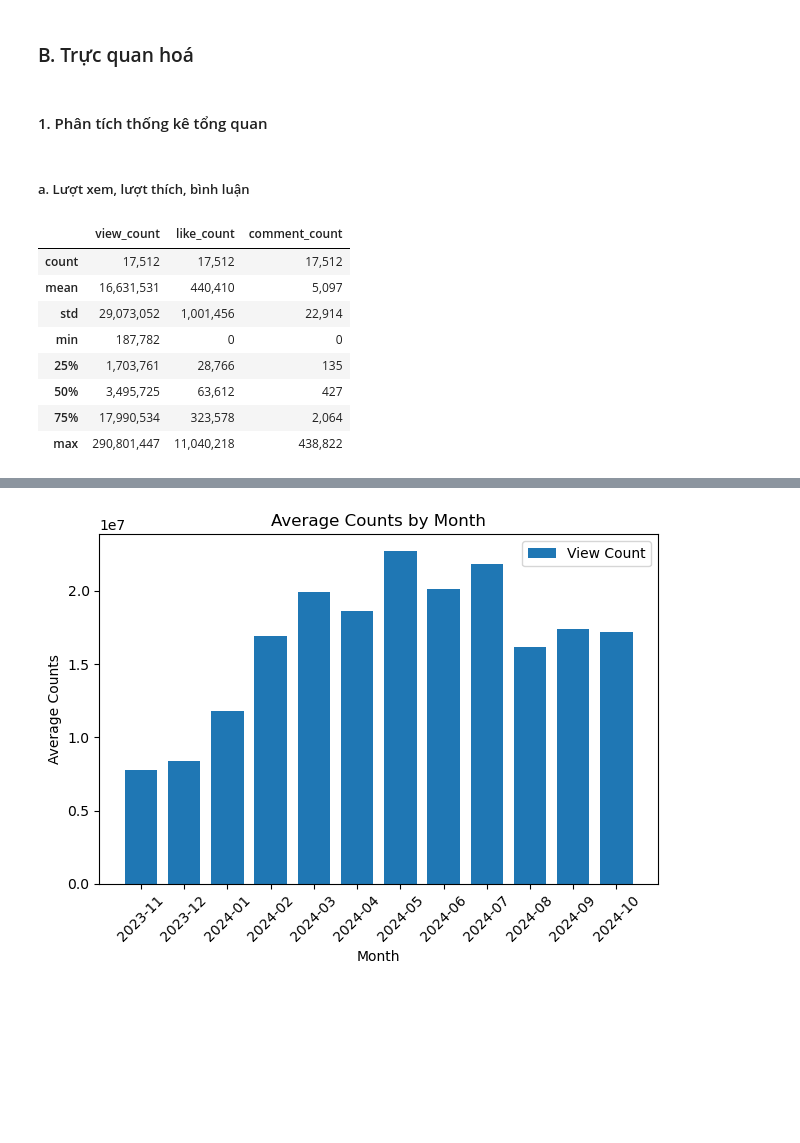
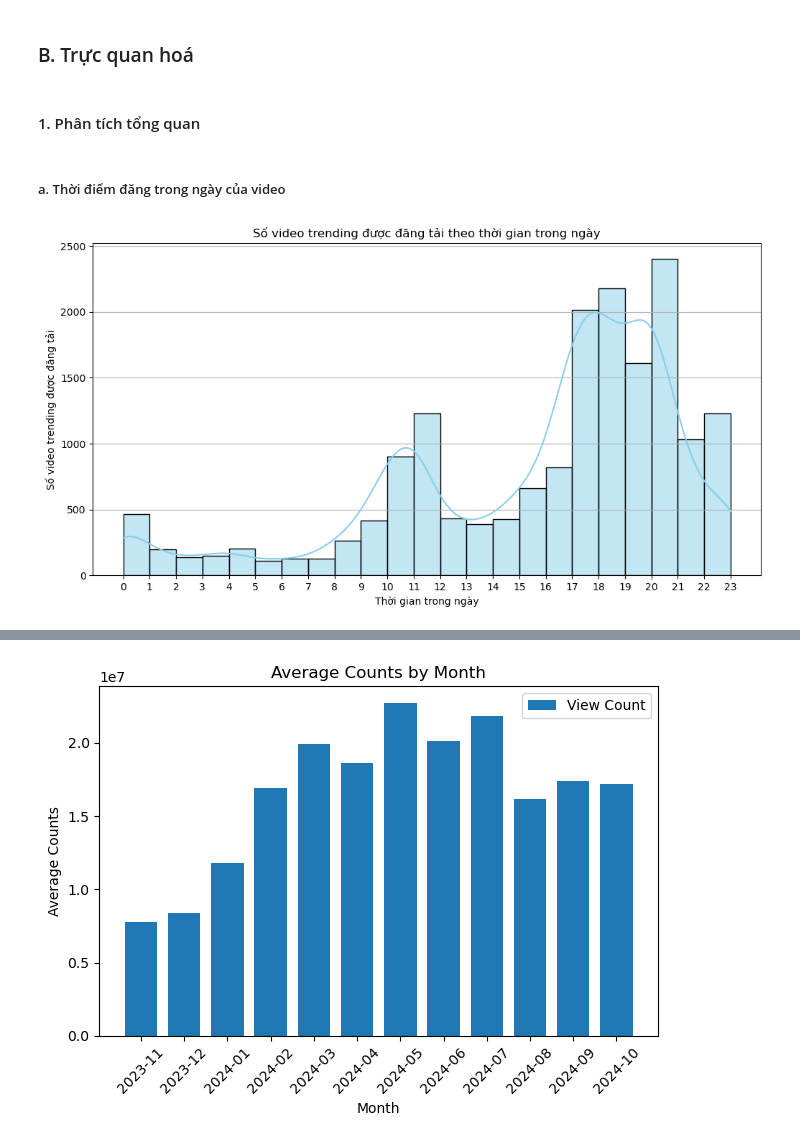
Before and after one commit to sleepifoxx/BTL-Data-Processing, a Jupyter notebook: DataProcessing.ipynb, the cells around one changed output, grey strips where cells are left out. Drawn from its saved outputs; the diff is of its cells as text; code cells hidden in the pictures; blank space fills up the shorter version.

```diff
--- a/DataProcessing.ipynb
+++ b/DataProcessing.ipynb
@@ -13,22 +10,23 @@ trending_videos = pd.read_csv('Data/trending_videos.csv')
+# %%
+trending_videos = pd.read_csv('Data/trending_videos.csv').iloc[:, 1:]
+trending_videos['snapshot_date'] = pd.to_datetime(trending_videos['snapshot_date'])
+trending_videos['published_at'] = pd.to_datetime(trending_videos['published_at'])
+trending_videos['duration'] = pd.to_timedelta(trending_videos['duration']).dt.total_seconds()
 # %% [markdown]
 ### B. Trực quan hoá
 # %% [markdown]
-#### 1. Phân tích thống kê tổng quan
+#### 1. Phân tích tổng quan
-# %% [markdown]
-##### a. Lượt xem, lượt thích, bình luận
-# %%
-# Xác định bảng gồm các chỉ số thống kê
-# của Lượt xem, lượt thích, bình luận
-general_trending_videos = trending_videos[["view_count", "like_count", "comment_count"]]
-
-general_trending_videos.describe()
-# %% [output]
-|  | view_count | like_count | comment_count |
-| count | 17,512 | 17,512 | 17,512 |
-| mean | 16,631,531 | 440,410 | 5,097 |
-| std | 29,073,052 | 1,001,456 | 22,914 |
-| min | 187,782 | 0 | 0 |
-| 25% | 1,703,761 | 28,766 | 135 |
-| 50% | 3,495,725 | 63,612 | 427 |
-| 75% | 17,990,534 | 323,578 | 2,064 |
-| max | 290,801,447 | 11,040,218 | 438,822 |
+# %% [markdown]
+##### a. Thời điểm đăng trong ngày của video
+# %%
+trending_videos_hours = trending_videos['published_at'].dt.hour
+plt.figure(figsize=(12, 6))
+sns.histplot(trending_videos_hours, bins=23, kde=True, color='skyblue')
+plt.xlabel('Thời gian trong ngày')
+plt.ylabel('Số video trending được đăng tải')
+plt.title('Số video trending được đăng tải theo thời gian trong ngày')
+plt.xticks(range(24))
+plt.grid(True, axis='y')
+plt.show()
+# %% [output]
+[figure, added]
```
Also changed, not shown: parts of 40 cells of this notebook, 2 other files.
